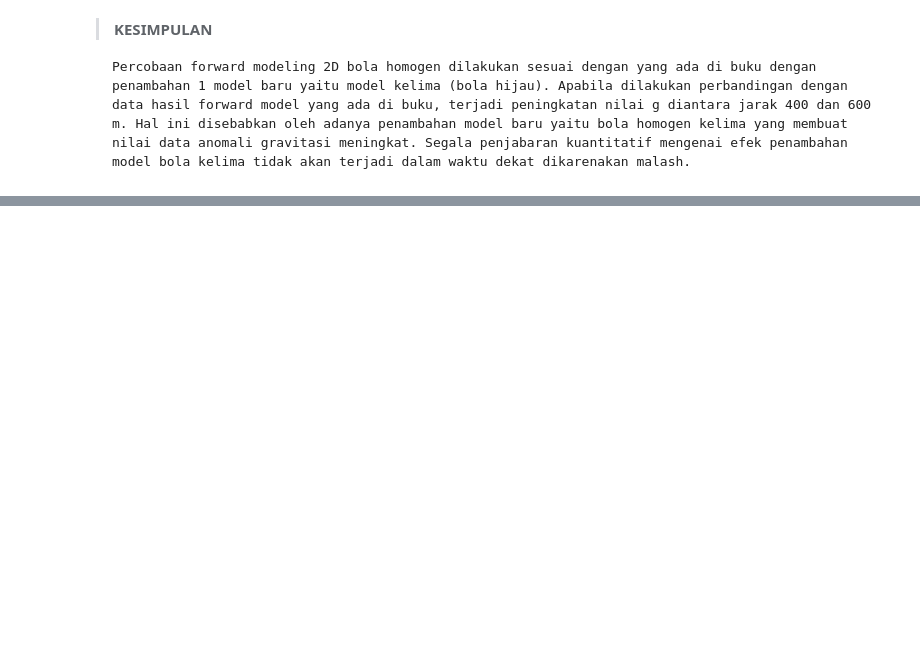
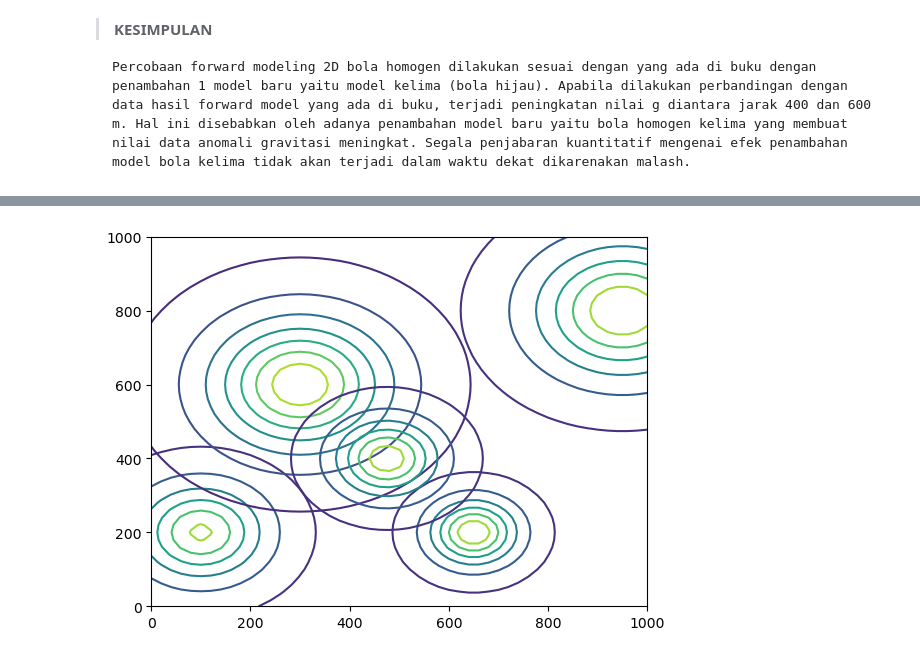
Before and after one commit to ahkmlvjy/PengantarPIG, a Jupyter notebook: Bab 7/7.1 Model Bola Homogen.ipynb, the cells around one changed output, grey strips where cells are left out. Saved outputs shown, nothing was run; the diff lists cells and outputs as text; code cells hidden in the pictures; blank space fills up the shorter version.

```diff
--- a/Bab 7/7.1 Model Bola Homogen.ipynb
+++ b/Bab 7/7.1 Model Bola Homogen.ipynb
@@ -184,0 +185,3 @@ Istirahat dulu...
+# %%
+Model_Parameter_3D = pd.read_csv("Parameter Model Sintetik 3D.csv")
+Model_Parameter_3D
@@ -184,0 +232,16 @@ Istirahat dulu...
+# %%
+xi = np.arange(0, 1001, 20)
+yi = np.arange(0, 1001, 20)
+zi = np.array([0 for i in range(0, 1001, 20)])
+
+def func_gz3d(xs1, ys1, zs1, Rs1, Rhos1):
+    Xi, Yi = np.meshgrid(xi, yi)
+
+    gz3d = G*((4/3)*np.pi*(Rs1**3)*zs1*Rhos1)/((((Xi-xs1)**2)+((Yi-ys1)**2)+((zi-zs1)**2))**(3/2))
+    return Xi, Yi, gz3d
+# %%
+xs1, ys1, gz3d1 = func_gz3d(xs1, ys1, zs1, Rs1, Rhos1)     #Perhitungan gz3d bola pertama
+xs2, ys2, gz3d2 = func_gz3d(xs2, ys2, zs2, Rs2, Rhos2)     #Perhitungan gz3d bola kedua
+xs3, ys3, gz3d3 = func_gz3d(xs3, ys3, zs3, Rs3, Rhos3)     #Perhitungan gz3d bola ketiga
+xs4, ys4, gz3d4 = func_gz3d(xs4, ys4, zs4, Rs4, Rhos4)     #Perhitungan gz3d bola keempat
+xs5, ys5, gz3d5 = func_gz3d(xs5, ys5, zs5, Rs5, Rhos5)     #Perhitungan gz3d bola kelima
@@ -184,0 +250,9 @@ Istirahat dulu...
+# %%
+plt.contour(xs1, ys1, gz3d1)
+plt.contour(xs2, ys2, gz3d2)
+plt.contour(xs3, ys3, gz3d3)
+plt.contour(xs4, ys4, gz3d4)
+plt.contour(xs5, ys5, gz3d5)
+plt.show()
+# %% [output]
+[figure, added]
```
Also changed, not shown: parts of 9 cells of this notebook, 1 other file.
